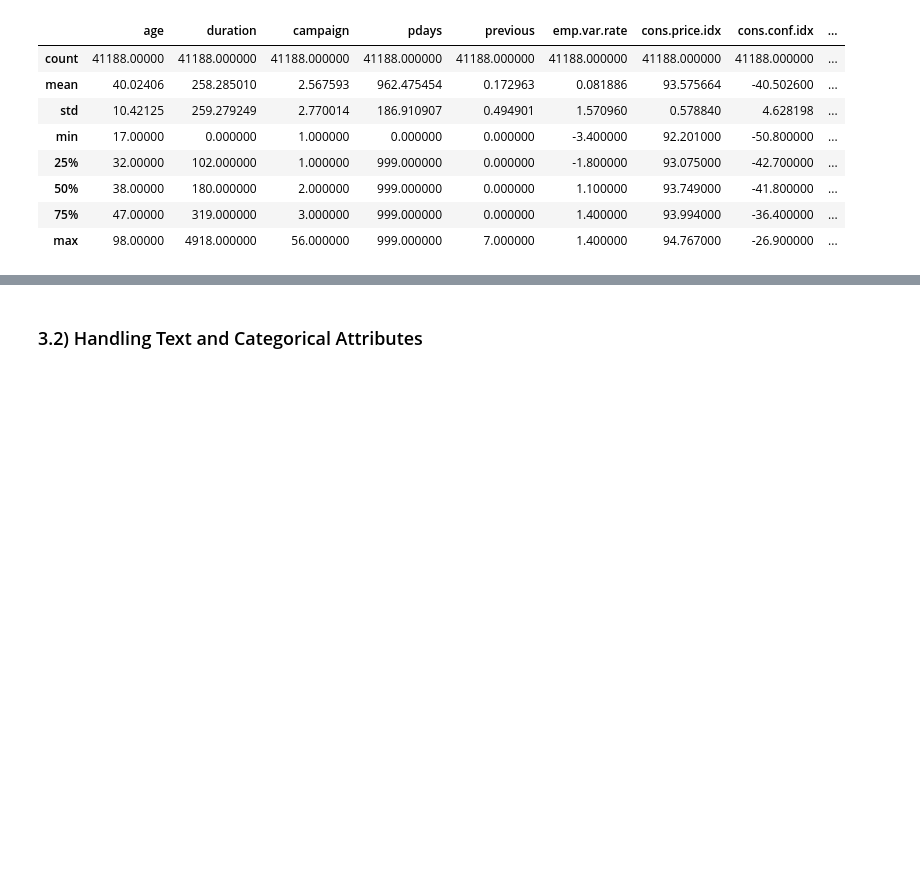
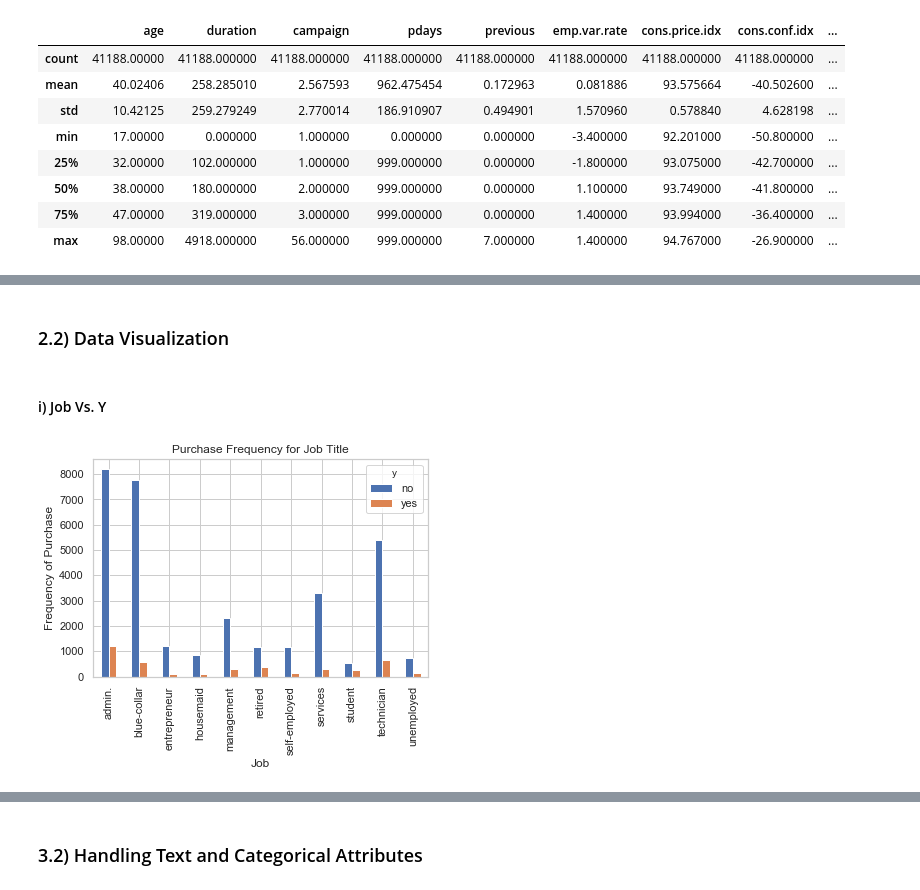
Before and after one commit to saurabhbhatt/DataGiri, a Jupyter notebook: Session_Codes.ipynb, the cells around one changed output, grey strips where cells are left out. Saved outputs shown, nothing was run; the diff lists cells and outputs as text; code cells hidden in the pictures; blank space fills up the shorter version.

```diff
--- a/Session_Codes.ipynb
+++ b/Session_Codes.ipynb
@@ -72,0 +212,2 @@ bankdata["age"].hist()
+# %% [markdown]
+### 2.2) Data Visualization
@@ -72,0 +217,10 @@ bankdata["age"].hist()
+# %% [markdown]
+#### i) Job Vs. Y
+# %%
+pd.crosstab(train_set.job, train_set.y).plot(kind='bar')
+plt.title('Purchase Frequency for Job Title')
+plt.xlabel('Job')
+plt.ylabel('Frequency of Purchase')
+plt.savefig('purchase_fre_job')
+# %% [output]
+[figure, added]
```
Also changed, not shown: parts of 69 cells of this notebook, 6 other files.
